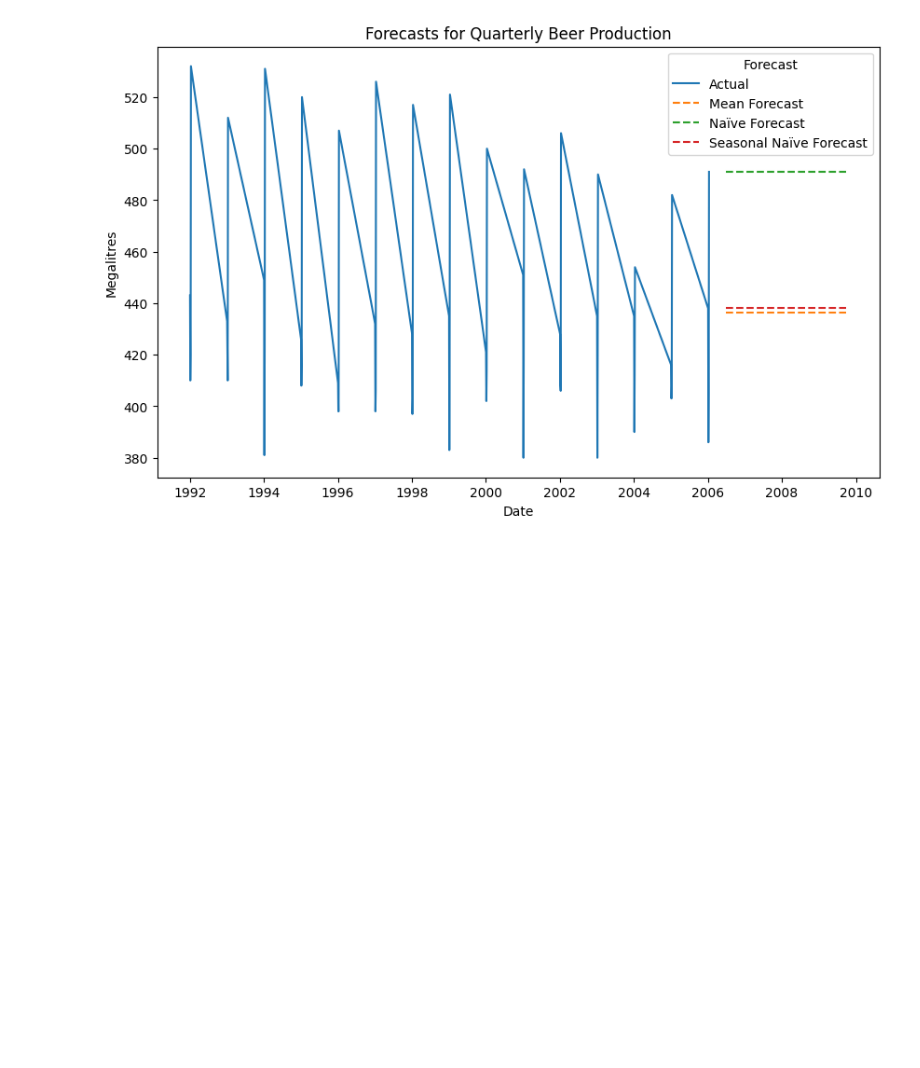
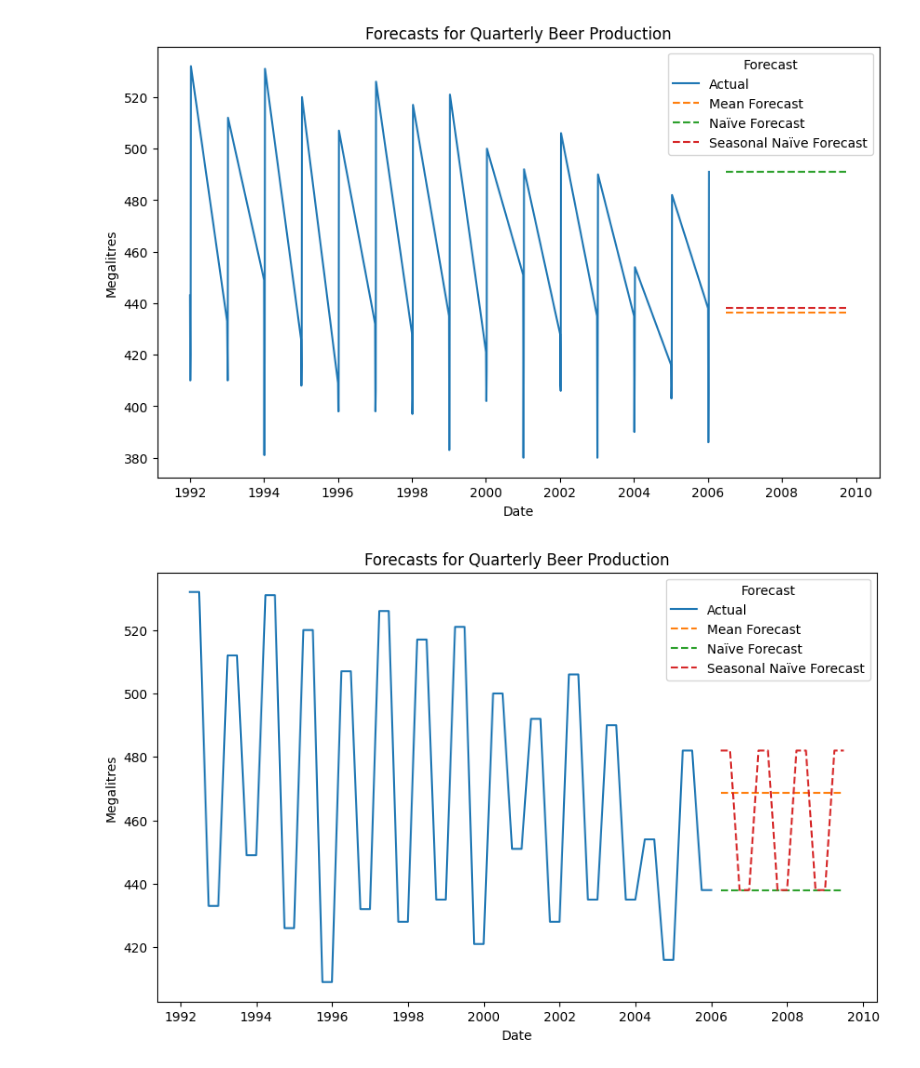
Before and after one commit to DavidGuzzi/TSA, a Jupyter notebook: Forecasting Principles and Practice 3rd/2/5.ipynb, the cells around one changed output. Drawn from its saved outputs; the diff is of its cells as text; code cells hidden in the pictures; blank space fills up the shorter version.

```diff
--- a/Forecasting Principles and Practice 3rd/2/5.ipynb
+++ b/Forecasting Principles and Practice 3rd/2/5.ipynb
@@ -306,3 +308,53 @@ plt.legend(title="Forecast")
 plt.show()
 # %% [output]
 [figure]
+# %%
+import pandas as pd
+import numpy as np
+import matplotlib.pyplot as plt
+from sktime.forecasting.naive import NaiveForecaster
+
+# Asegurarse de que la columna 'date' esté en formato datetime y establecerla como índice
+aus_production['date'] = pd.to_datetime(aus_production['date'])
+aus_production = aus_production.set_index('date')
+
+# Establecer la frecuencia del índice en trimestral ('Q') si no tiene una frecuencia
+if aus_production.index.freq is None:
+    aus_production = aus_production.asfreq('QE', method='nearest')
+
+# Definir el periodo estacional y el horizonte de pronóstico
+seasonal_period = 4  # Trimestral
+forecast_horizon = 14
+
+# Ajuste de modelos básicos
+mean_forecast_value = np.mean(aus_production['Beer'])
+naive_forecast_value = aus_production['Beer'].iloc[-1]  # último valor observado
+
+# Crear y ajustar el NaiveForecaster para la estacionalidad
+seasonal_forecaster = NaiveForecaster(strategy="last", sp=seasonal_period)
+seasonal_forecaster.fit(aus_production['Beer'])
+seasonal_naive_forecast = seasonal_forecaster.predict(fh=np.arange(1, forecast_horizon + 1))
+
+# Crear DataFrame para almacenar pronósticos
+forecast_start_date = aus_production.index[-1] + pd.DateOffset(months=3)
+forecast_df = pd.DataFrame({
+    'Mean': [mean_forecast_value] * forecast_horizon,
+    'Naïve': [naive_forecast_value] * forecast_horizon,
+    'Seasonal naïve': seasonal_naive_forecast.values
+}, index=pd.date_range(start=forecast_start_date, periods=forecast_horizon, freq='QE'))
+
+# Gráficos
+plt.figure(figsize=(10, 6))
+plt.plot(aus_production.index, aus_production['Beer'], label="Actual")
+plt.plot(forecast_df.index, forecast_df['Mean'], label="Mean Forecast", linestyle='--')
+plt.plot(forecast_df.index, forecast_df['Naïve'], label="Naïve Forecast", linestyle='--')
+plt.plot(forecast_df.index, forecast_df['Seasonal naïve'], label="Seasonal Naïve Forecast", linestyle='--')
+
+# Agregar detalles del gráfico
+plt.xlabel("Date")
+plt.ylabel("Megalitres")
+plt.title("Forecasts for Quarterly Beer Production")
+plt.legend(title="Forecast")
+plt.show()
+# %% [output]
+[figure, added]
```
Also changed, not shown: parts of 1 cell of this notebook.
